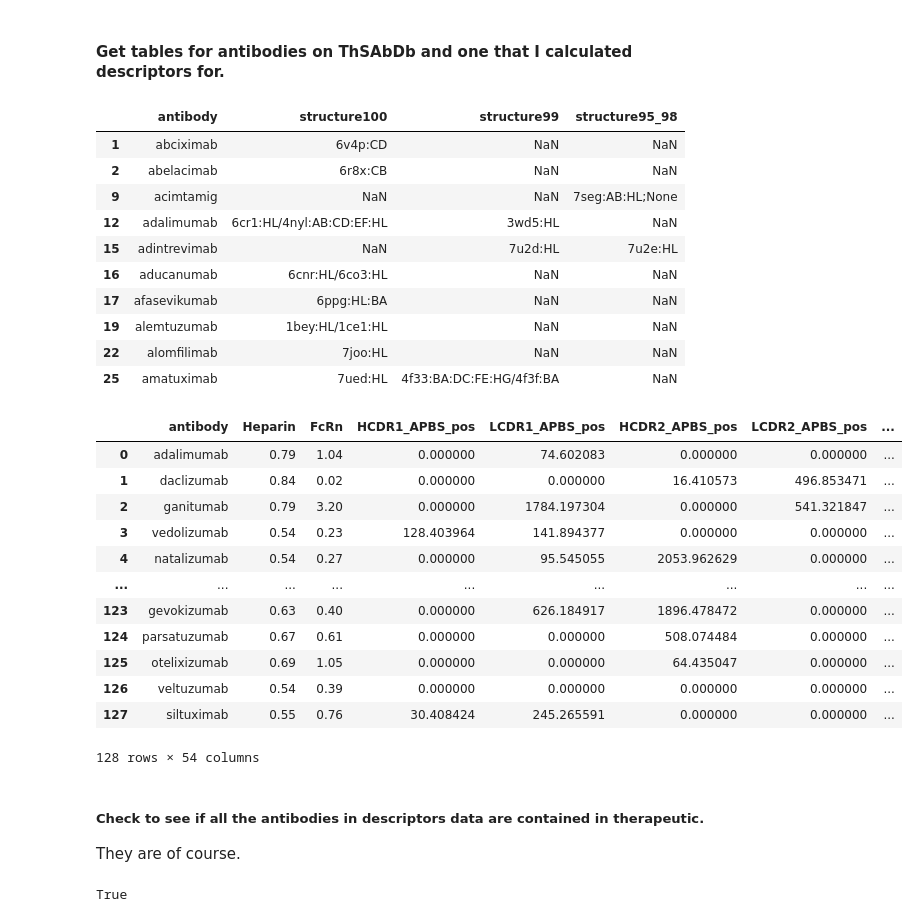
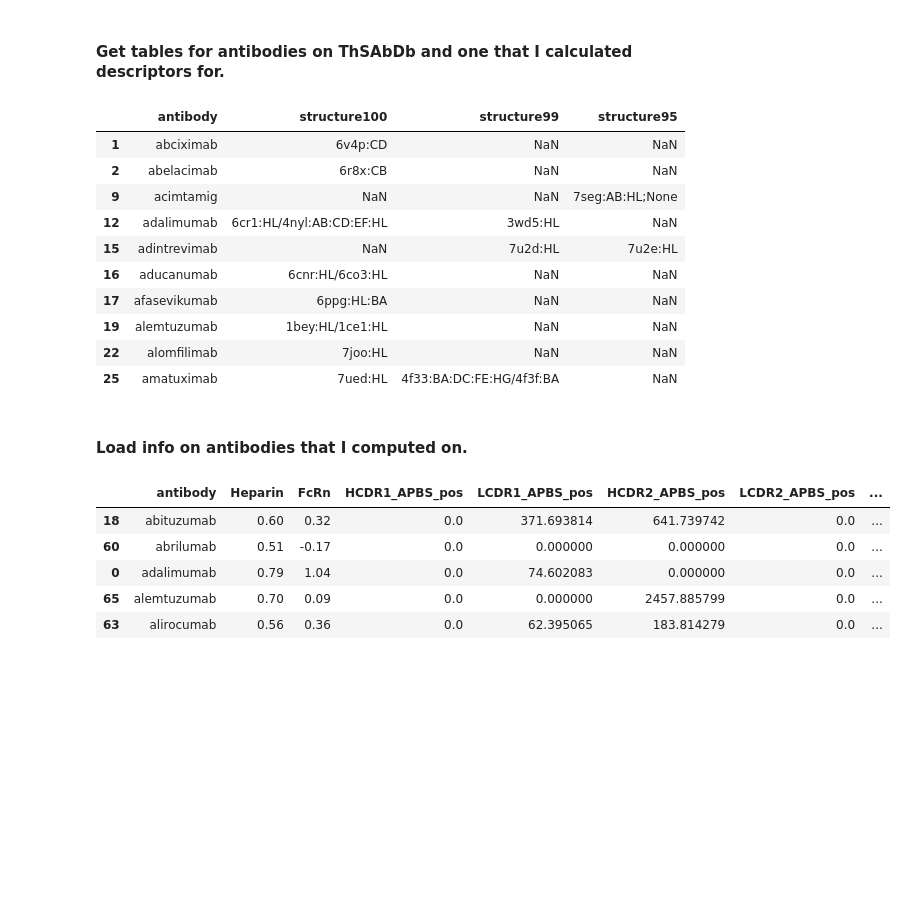
Before and after one commit to ChrisVir/developability, a Jupyter notebook: Notebooks/10-10-2023_ComparingExperimentalVersusPredicted.ipynb, the cells around one changed output. Drawn from its saved outputs; the diff is of its cells as text; code cells hidden in the pictures; blank space fills up the shorter version.

```diff
--- a/Notebooks/10-10-2023_ComparingExperimentalVersusPredicted.ipynb
+++ b/Notebooks/10-10-2023_ComparingExperimentalVersusPredicted.ipynb
@@ -14,12 +14,26 @@ https://opig.stats.ox.ac.uk/webapps/sabdab-sabpred/sabdab/pdb/6r8x/?raw=true
 import pandas as pd
 from biopandas.pdb import PandasPdb
 import matplotlib.pyplot as plt
+from Bio.PDB import PDBParser
+from Bio.PDB.PDBIO import PDBIO, Select
+from  pdbfixer import PDBFixer
+from openmm.app import PDBFile
 from pathlib import Path
-import seaborn
+import seaborn as sns
 import numpy as np
 import requests
+from io import StringIO
+from tqdm.notebook import tqdm
+import nglview as nv
+
+import warnings
+warnings.filterwarnings("ignore")
+
+from developability.energy_minimization import EnergyMinimizer
 from developability.utils import ls
-import nglview as ngl
+
+pd.set_option('display.max_columns', 999)
+pd.set_option('display.max_rows', 999)
 # %% [markdown]
 #### Get tables for antibodies on ThSAbDb and one that I calculated descriptors for.
 # %%
@@ -29,9 +43,8 @@ thab_df = pd.read_csv(desktop/'TSAbDb.csv')
 thab_df = thab_df.rename({'Therapeutic': 'antibody'}, axis = 1)
 thab_df['antibody'] =thab_df['antibody'].str.lower()
 
-
-# clean up teh entries.
-new_structure_map ={'100% SI Structure': 'structure100', '99% SI Structure':'structure99', '95-98% SI Structure': 'structure95_98'}
+# clean up the entries.
+new_structure_map ={'100% SI Structure': 'structure100', '99% SI Structure':'structure99', '95-98% SI Structure': 'structure95'}
 structure_columns = list(new_structure_map.values())
 cols = ['antibody']+structure_columns
 
@@ -44,7 +57,7 @@ thabs_with_structure = (thab_df.replace('None;None', np.NaN)
 
 thabs_with_structure.head(10)[cols]
 # %% [output]
-|  | antibody | structure100 | structure99 | structure95_98 |
+|  | antibody | structure100 | structure99 | structure95 |
 | 1 | abciximab | 6v4p:CD | NaN | NaN |
 | 2 | abelacimab | 6r8x:CB | NaN | NaN |
 | 9 | acimtamig | NaN | NaN | 7seg:AB:HL;None |
@@ -55,29 +68,18 @@ thabs_with_structure.head(10)[cols]
 | 19 | alemtuzumab | 1bey:HL/1ce1:HL | NaN | NaN |
 | 22 | alomfilimab | 7joo:HL | NaN | NaN |
 | 25 | amatuximab | 7ued:HL | 4f33:BA:DC:FE:HG/4f3f:BA | NaN |
+# %% [markdown]
+#### Load info on antibodies that I computed on.
 # %%
 renumbered_abs = desktop/'renumbered_abs'
-desc_df = pd.read_csv(renumbered_abs/'antibody_descriptor_results.csv')
-desc_df
+desc_df = (pd.read_csv(renumbered_abs/'antibody_descriptor_results.csv').
+           sort_values(['antibody'])
+           )
+desc_df.head()
 # %% [output]
 |  | antibody | Heparin | FcRn | HCDR1_APBS_pos | LCDR1_APBS_pos | HCDR2_APBS_pos | LCDR2_APBS_pos | ... |
-| 0 | adalimumab | 0.79 | 1.04 | 0.000000 | 74.602083 | 0.000000 | 0.000000 | ... |
-| 1 | daclizumab | 0.84 | 0.02 | 0.000000 | 0.000000 | 16.410573 | 496.853471 | ... |
-| 2 | ganitumab | 0.79 | 3.20 | 0.000000 | 1784.197304 | 0.000000 | 541.321847 | ... |
-| 3 | vedolizumab | 0.54 | 0.23 | 128.403964 | 141.894377 | 0.000000 | 0.000000 | ... |
-| 4 | natalizumab | 0.54 | 0.27 | 0.000000 | 95.545055 | 2053.962629 | 0.000000 | ... |
-| ... | ... | ... | ... | ... | ... | ... | ... | ... |
-| 123 | gevokizumab | 0.63 | 0.40 | 0.000000 | 626.184917 | 1896.478472 | 0.000000 | ... |
-| 124 | parsatuzumab | 0.67 | 0.61 | 0.000000 | 0.000000 | 508.074484 | 0.000000 | ... |
-| 125 | otelixizumab | 0.69 | 1.05 | 0.000000 | 0.000000 | 64.435047 | 0.000000 | ... |
-| 126 | veltuzumab | 0.54 | 0.39 | 0.000000 | 0.000000 | 0.000000 | 0.000000 | ... |
-| 127 | siltuximab | 0.55 | 0.76 | 30.408424 | 245.265591 | 0.000000 | 0.000000 | ... |
+| 18 | abituzumab | 0.60 | 0.32 | 0.0 | 371.693814 | 641.739742 | 0.0 | ... |
+| 60 | abrilumab | 0.51 | -0.17 | 0.0 | 0.000000 | 0.000000 | 0.0 | ... |
+| 0 | adalimumab | 0.79 | 1.04 | 0.0 | 74.602083 | 0.000000 | 0.0 | ... |
+| 65 | alemtuzumab | 0.70 | 0.09 | 0.0 | 0.000000 | 2457.885799 | 0.0 | ... |
+| 63 | alirocumab | 0.56 | 0.36 | 0.0 | 62.395065 | 183.814279 | 0.0 | ... |
-128 rows × 54 columns
-# %% [markdown]
-##### Check to see if all the antibodies in descriptors data are contained in therapeutic.
-They are of course.
-# %%
-abs = set(desc_df['antibody']).intersection(set(thab_df['antibody']))
-len(abs)==len(desc_df)
-# %% [output]
-True
```
Also changed, not shown: parts of 19 cells of this notebook, 2 other files.
